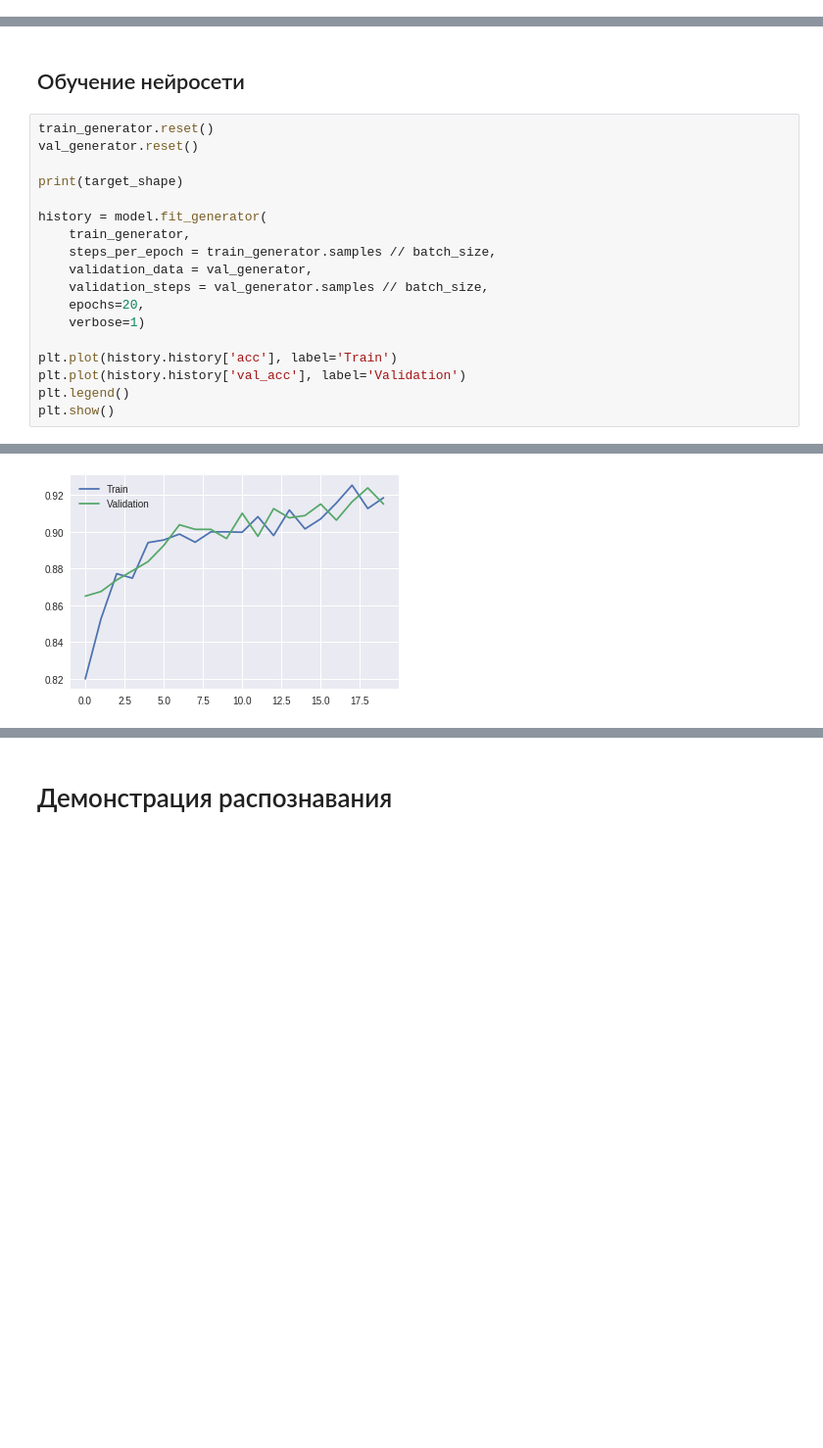
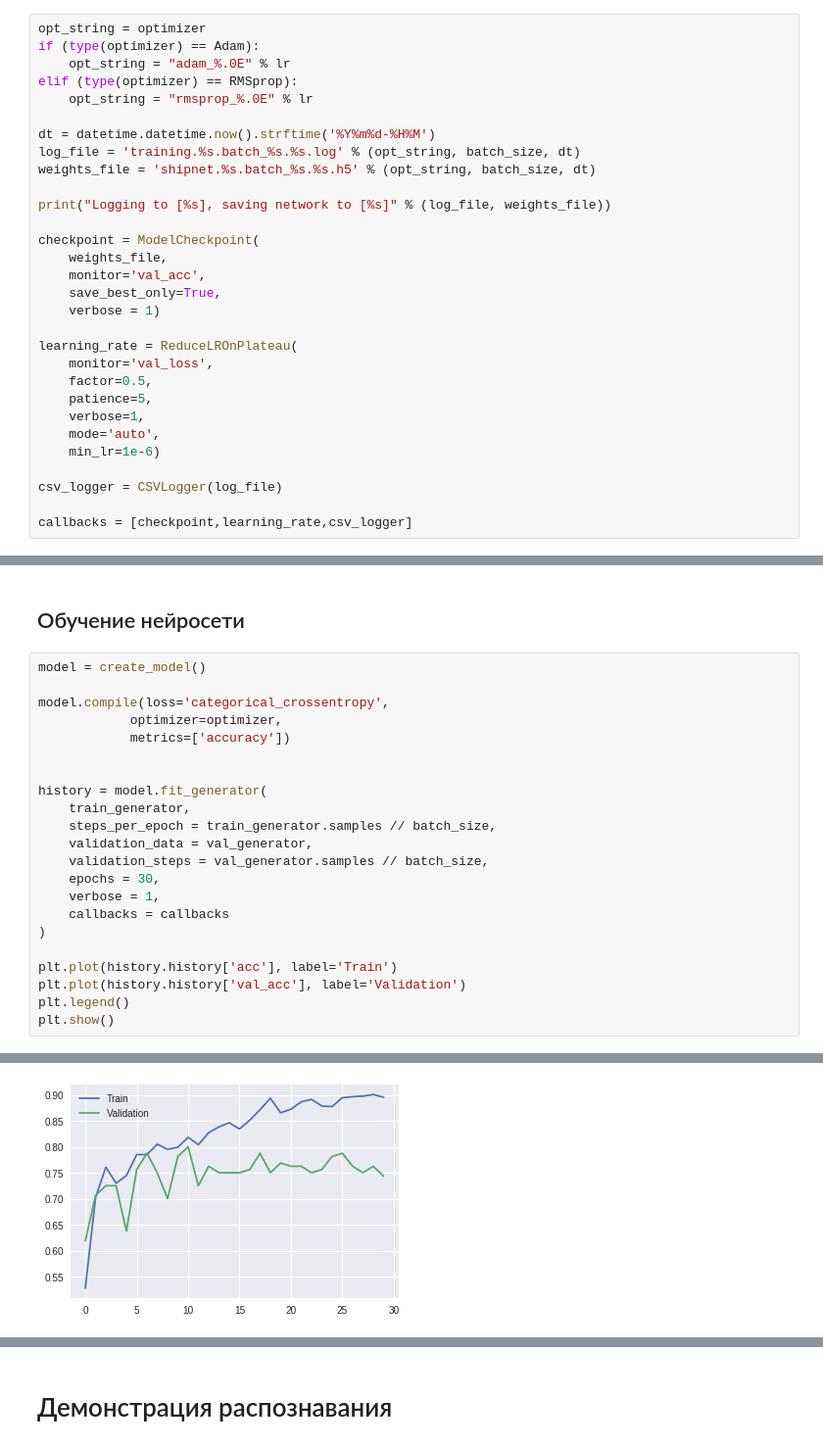
Before and after one commit to darja/NeuralUni, a Jupyter notebook: 08_custom_dataset_ryazhskikh.ipynb, the cells around one changed output, grey strips where cells are left out. Shown: that part at 98% size. Drawn from its saved outputs; the diff is of its cells as text; blank space fills up the shorter version.

Commit message:
Added callbacks to classification model

```diff
--- a/08_custom_dataset_ryazhskikh.ipynb
+++ b/08_custom_dataset_ryazhskikh.ipynb
@@ -133,0 +146,30 @@ def inception():
+# %%
+opt_string = optimizer
+if (type(optimizer) == Adam):
+    opt_string = "adam_%.0E" % lr
+elif (type(optimizer) == RMSprop):
+    opt_string = "rmsprop_%.0E" % lr
+
+dt = datetime.datetime.now().strftime('%Y%m%d-%H%M')
+log_file = 'training.%s.batch_%s.%s.log' % (opt_string, batch_size, dt)
+weights_file = 'shipnet.%s.batch_%s.%s.h5' % (opt_string, batch_size, dt)
+
+print("Logging to [%s], saving network to [%s]" % (log_file, weights_file))
+
+checkpoint = ModelCheckpoint(
+    weights_file,
+    monitor='val_acc',
+    save_best_only=True,
+    verbose = 1)
+
+learning_rate = ReduceLROnPlateau(
+    monitor='val_loss',
+    factor=0.5,
+    patience=5,
+    verbose=1,
+    mode='auto',
+    min_lr=1e-6)
+
+csv_logger = CSVLogger(log_file)
+
+callbacks = [checkpoint,learning_rate,csv_logger]
@@ -134,18 +178,22 @@ def inception():
 # %% [markdown]
 ## Обучение нейросети
 # %%
-train_generator.reset()
-val_generator.reset()
+model = create_model()
 
-print(target_shape)
+model.compile(loss='categorical_crossentropy',
+            optimizer=optimizer,
+            metrics=['accuracy'])
+
 
 history = model.fit_generator(
     train_generator,
     steps_per_epoch = train_generator.samples // batch_size,
     validation_data = val_generator,
     validation_steps = val_generator.samples // batch_size,
-    epochs=20,
-    verbose=1)
+    epochs = 30,
+    verbose = 1,
+    callbacks = callbacks
+)
 
 plt.plot(history.history['acc'], label='Train')
 plt.plot(history.history['val_acc'], label='Validation')
@@ -172 +220 @@ Epoch 20/20
-[figure, old version]
+[figure, new version]
```
Also changed, not shown: parts of 15 cells of this notebook.
